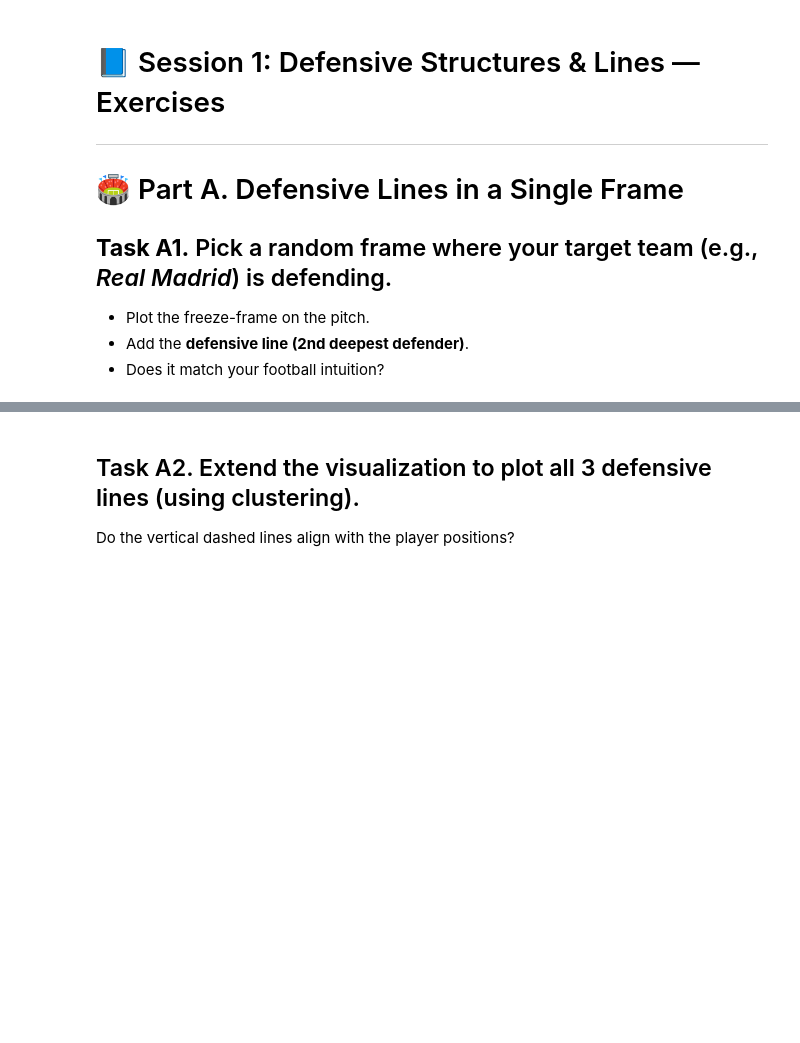
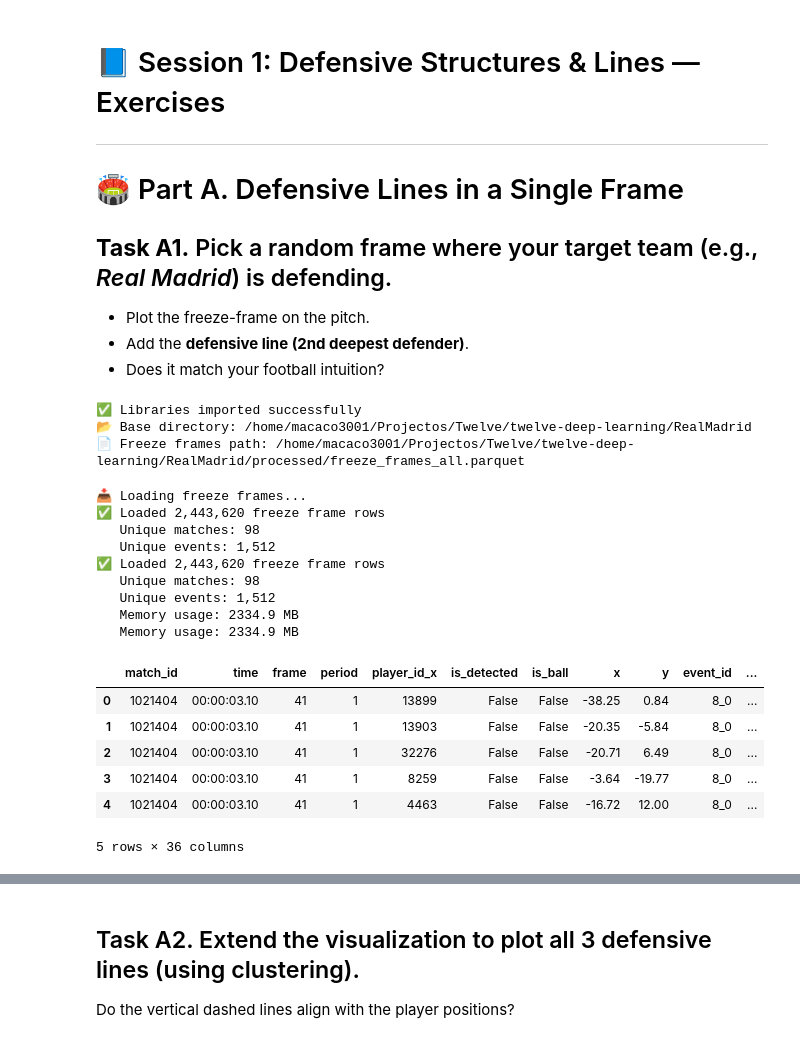
Before and after one commit to MartimRego/pass-decisions, a Jupyter notebook: Module_1/excercise_module_1.ipynb, the cells around one changed output, grey strips where cells are left out. Drawn from its saved outputs; the diff is of its cells as text; code cells hidden in the pictures; blank space fills up the shorter version.

```diff
--- a/Module_1/excercise_module_1.ipynb
+++ b/Module_1/excercise_module_1.ipynb
@@ -15,0 +12,60 @@ plot_defensive_line(frame_example, defending_team_name="Real Madrid CF")
+# %%
+# Import libraries
+import json
+import pandas as pd
+import numpy as np
+import matplotlib.pyplot as plt
+import seaborn as sns
+from pathlib import Path
+from mplsoccer import Pitch
+from sklearn.cluster import KMeans
+
+# Set up paths
+BASE_DIR = Path.cwd().parent / "RealMadrid"
+PROCESSED_DIR = BASE_DIR / "processed"
+META_DIR = BASE_DIR / "meta"
+FREEZE_PARQUET = PROCESSED_DIR / 'freeze_frames_all.parquet'
+
+# Pitch dimensions (StatsBomb convention)
+PITCH_LENGTH = 105
+PITCH_WIDTH = 68
+
+# Target team
+TARGET_TEAM = "Real Madrid"
+
+print("✅ Libraries imported successfully")
+print(f"📂 Base directory: {BASE_DIR}")
+print(f"📄 Freeze frames path: {FREEZE_PARQUET}")
+# %% [output]
+✅ Libraries imported successfully
+📂 Base directory: /home/macaco3001/Projectos/Twelve/twelve-deep-learning/RealMadrid
+📄 Freeze frames path: /home/macaco3001/Projectos/Twelve/twelve-deep-learning/RealMadrid/processed/freeze_frames_all.parquet
+# %%
+# Load freeze frames data
+print("📥 Loading freeze frames...")
+df_freeze = pd.read_parquet(FREEZE_PARQUET)
+
+print(f"✅ Loaded {len(df_freeze):,} freeze frame rows")
+print(f"   Unique matches: {df_freeze['match_id'].nunique()}")
+print(f"   Unique events: {df_freeze['event_id'].nunique():,}")
+print(f"   Memory usage: {df_freeze.memory_usage(deep=True).sum() / 1024**2:.1f} MB")
+
+# Display sample
+df_freeze.head()
+# %% [output]
+📥 Loading freeze frames...
+✅ Loaded 2,443,620 freeze frame rows
+   Unique matches: 98
+   Unique events: 1,512
+✅ Loaded 2,443,620 freeze frame rows
+   Unique matches: 98
+   Unique events: 1,512
+   Memory usage: 2334.9 MB
+   Memory usage: 2334.9 MB
+|  | match_id | time | frame | period | player_id_x | is_detected | is_ball | x | y | event_id | ... |
+| 0 | 1021404 | 00:00:03.10 | 41 | 1 | 13899 | False | False | -38.25 | 0.84 | 8_0 | ... |
+| 1 | 1021404 | 00:00:03.10 | 41 | 1 | 13903 | False | False | -20.35 | -5.84 | 8_0 | ... |
+| 2 | 1021404 | 00:00:03.10 | 41 | 1 | 32276 | False | False | -20.71 | 6.49 | 8_0 | ... |
+| 3 | 1021404 | 00:00:03.10 | 41 | 1 | 8259 | False | False | -3.64 | -19.77 | 8_0 | ... |
+| 4 | 1021404 | 00:00:03.10 | 41 | 1 | 4463 | False | False | -16.72 | 12.00 | 8_0 | ... |
+5 rows × 36 columns
```
Also changed, not shown: parts of 3 cells of this notebook, 2 other files.
